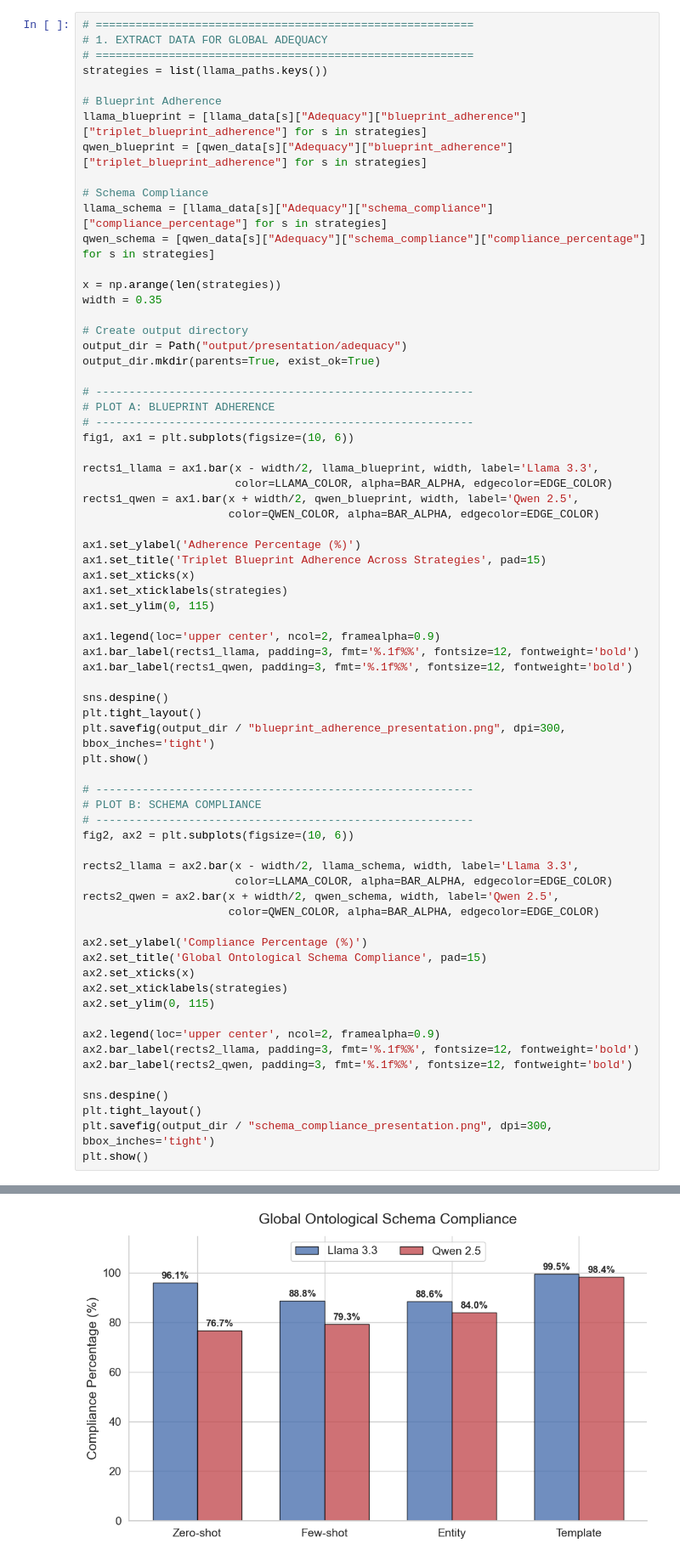
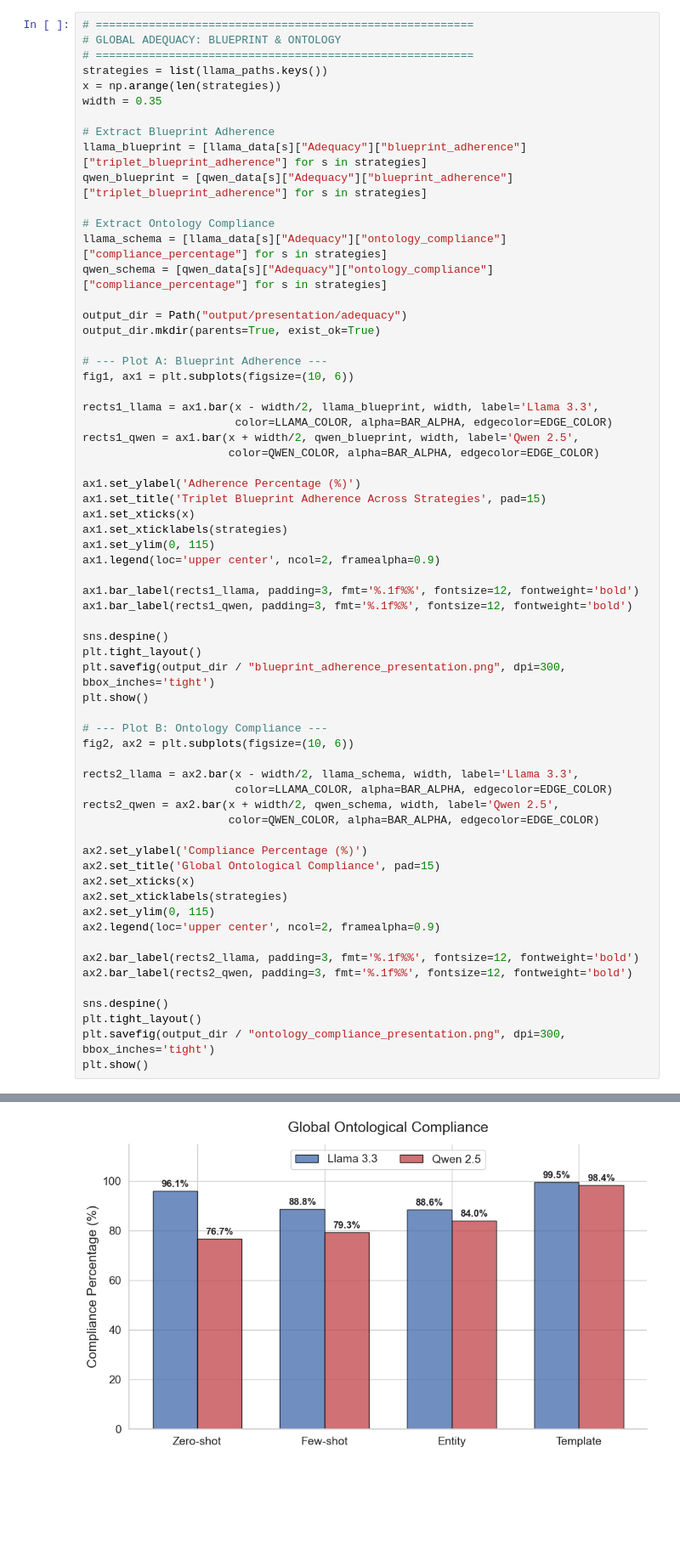
Before and after one commit to MatejPriesol/synthetic-financial-text-generation, a Jupyter notebook: notebooks/plot_results_new.ipynb, the cells around one changed output, grey strips where cells are left out. Shown at 85% size. Drawn from its saved outputs; the diff is of its cells as text; blank space fills up the shorter version.

```diff
--- a/notebooks/plot_results_new.ipynb
+++ b/notebooks/plot_results_new.ipynb
@@ -309,27 +276,23 @@ plt.show()
 # %%
 # =========================================================
-# 1. EXTRACT DATA FOR GLOBAL ADEQUACY
+# GLOBAL ADEQUACY: BLUEPRINT & ONTOLOGY
 # =========================================================
 strategies = list(llama_paths.keys())
+x = np.arange(len(strategies))
+width = 0.35
 
-# Blueprint Adherence
+# Extract Blueprint Adherence
 llama_blueprint = [llama_data[s]["Adequacy"]["blueprint_adherence"]["triplet_blueprint_adherence"] for s in strategies]
 qwen_blueprint = [qwen_data[s]["Adequacy"]["blueprint_adherence"]["triplet_blueprint_adherence"] for s in strategies]
 
-# Schema Compliance
-llama_schema = [llama_data[s]["Adequacy"]["schema_compliance"]["compliance_percentage"] for s in strategies]
-qwen_schema = [qwen_data[s]["Adequacy"]["schema_compliance"]["compliance_percentage"] for s in strategies]
+# Extract Ontology Compliance
+llama_schema = [llama_data[s]["Adequacy"]["ontology_compliance"]["compliance_percentage"] for s in strategies]
+qwen_schema = [qwen_data[s]["Adequacy"]["ontology_compliance"]["compliance_percentage"] for s in strategies]
 
-x = np.arange(len(strategies))
-width = 0.35
-
-# Create output directory
 output_dir = Path("output/presentation/adequacy")
 output_dir.mkdir(parents=True, exist_ok=True)
 
-# ---------------------------------------------------------
-# PLOT A: BLUEPRINT ADHERENCE
-# ---------------------------------------------------------
+# --- Plot A: Blueprint Adherence ---
 fig1, ax1 = plt.subplots(figsize=(10, 6))
 
 rects1_llama = ax1.bar(x - width/2, llama_blueprint, width, label='Llama 3.3',
@@ -342,42 +305,40 @@ ax1.set_title('Triplet Blueprint Adherence Across Strategies', pad=15)
 ax1.set_xticks(x)
 ax1.set_xticklabels(strategies)
 ax1.set_ylim(0, 115)
+ax1.legend(loc='upper center', ncol=2, framealpha=0.9)
 
-ax1.legend(loc='upper center', ncol=2, framealpha=0.9)
 ax1.bar_label(rects1_llama, padding=3, fmt='%.1f%%', fontsize=12, fontweight='bold')
 ax1.bar_label(rects1_qwen, padding=3, fmt='%.1f%%', fontsize=12, fontweight='bold')
 
 sns.despine()
 plt.tight_layout()
 plt.savefig(output_dir / "blueprint_adherence_presentation.png", dpi=300, bbox_inches='tight')
 plt.show()
 
-# ---------------------------------------------------------
-# PLOT B: SCHEMA COMPLIANCE
-# ---------------------------------------------------------
+# --- Plot B: Ontology Compliance ---
 fig2, ax2 = plt.subplots(figsize=(10, 6))
 
 rects2_llama = ax2.bar(x - width/2, llama_schema, width, label='Llama 3.3',
                        color=LLAMA_COLOR, alpha=BAR_ALPHA, edgecolor=EDGE_COLOR)
 rects2_qwen = ax2.bar(x + width/2, qwen_schema, width, label='Qwen 2.5',
                       color=QWEN_COLOR, alpha=BAR_ALPHA, edgecolor=EDGE_COLOR)
 
 ax2.set_ylabel('Compliance Percentage (%)')
-ax2.set_title('Global Ontological Schema Compliance', pad=15)
+ax2.set_title('Global Ontological Compliance', pad=15)
 ax2.set_xticks(x)
 ax2.set_xticklabels(strategies)
 ax2.set_ylim(0, 115)
+ax2.legend(loc='upper center', ncol=2, framealpha=0.9)
 
-ax2.legend(loc='upper center', ncol=2, framealpha=0.9)
 ax2.bar_label(rects2_llama, padding=3, fmt='%.1f%%', fontsize=12, fontweight='bold')
 ax2.bar_label(rects2_qwen, padding=3, fmt='%.1f%%', fontsize=12, fontweight='bold')
 
 sns.despine()
 plt.tight_layout()
-plt.savefig(output_dir / "schema_compliance_presentation.png", dpi=300, bbox_inches='tight')
+plt.savefig(output_dir / "ontology_compliance_presentation.png", dpi=300, bbox_inches='tight')
 plt.show()
 # %% [output]
 [figure]
-[figure, old version]
+[figure, new version]
 # %%
 # =========================================================
```
Also changed, not shown: parts of 6 cells of this notebook, 5 other files.
